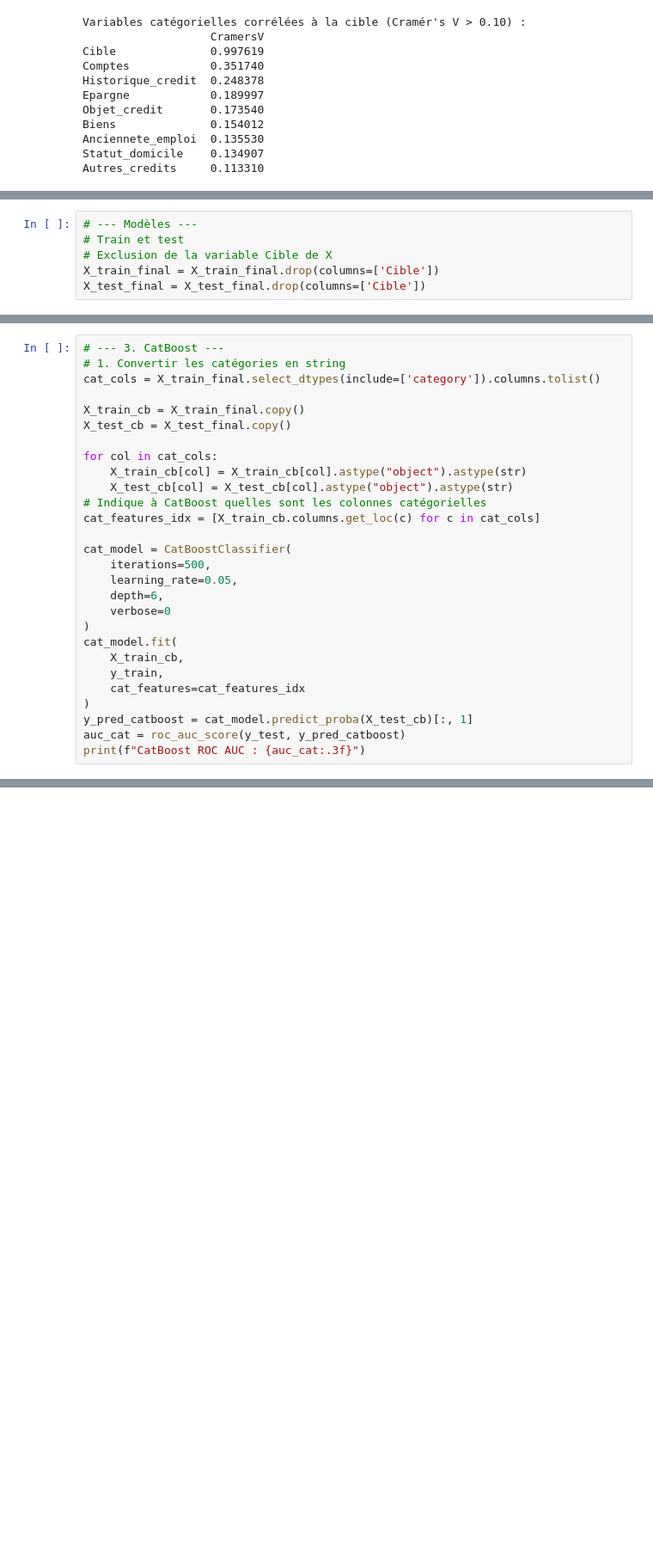
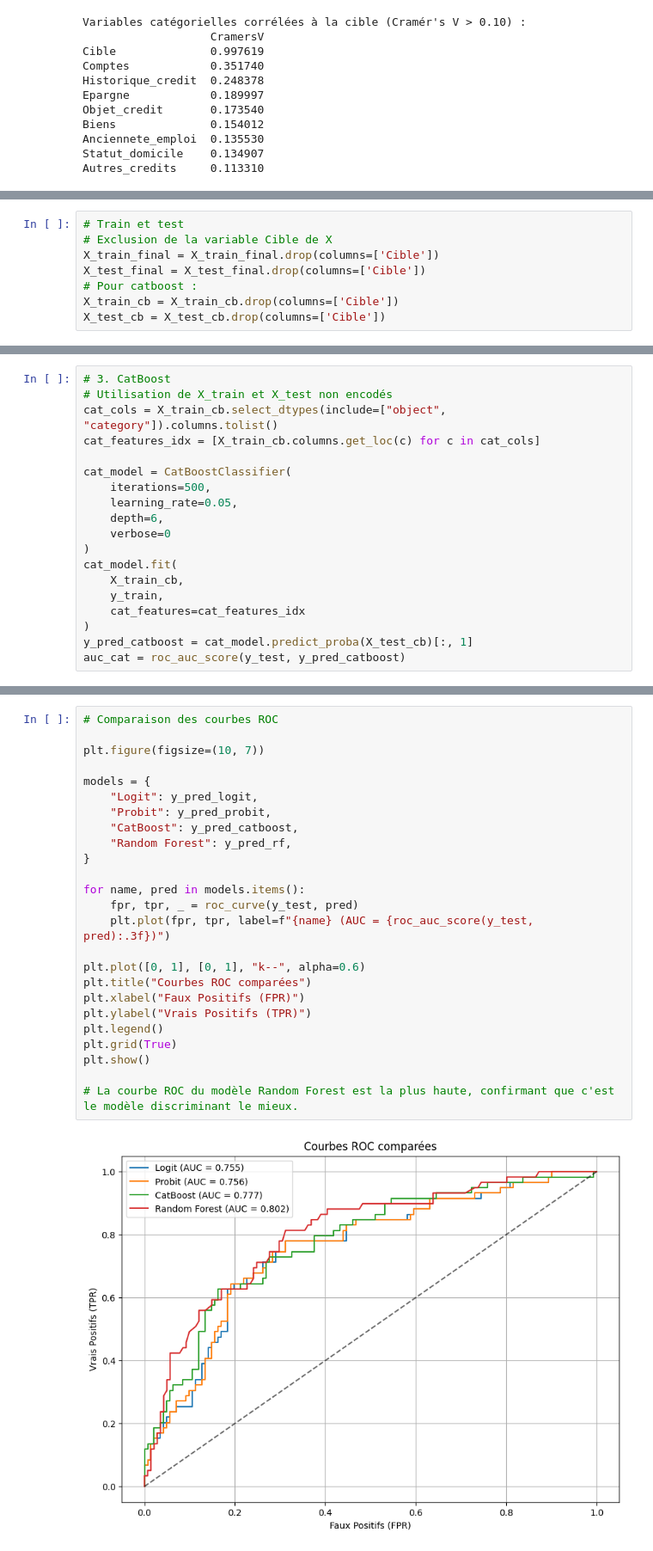
Before and after one commit to Isahrv/projet_scoring, a Jupyter notebook: code_complet.ipynb, the cells around one changed output, grey strips where cells are left out. Shown: that part at 86% size. Drawn from its saved outputs; the diff is of its cells as text; blank space fills up the shorter version.

Commit message:
code complet clean (modifs sur catboost, ajout de comparaison des modèles, score, seuils)

```diff
--- a/code_isa.ipynb
+++ b/code_complet.ipynb
@@ -642,7 +661,9 @@ Autres_credits     0.113310
 # %%
-# --- Modèles ---
 # Train et test
 # Exclusion de la variable Cible de X
 X_train_final = X_train_final.drop(columns=['Cible'])
 X_test_final = X_test_final.drop(columns=['Cible'])
+# Pour catboost :
+X_train_cb = X_train_cb.drop(columns=['Cible'])
+X_test_cb = X_test_cb.drop(columns=['Cible'])
 # %%
@@ -664,17 +683,9 @@ print(f"Probit ROC AUC : {auc_probit:.3f}")
 # %% [output]
 Probit ROC AUC : 0.756
 # %%
-# --- 3. CatBoost ---
-# 1. Convertir les catégories en string
-cat_cols = X_train_final.select_dtypes(include=['category']).columns.tolist()
-
-X_train_cb = X_train_final.copy()
-X_test_cb = X_test_final.copy()
-
-for col in cat_cols:
-    X_train_cb[col] = X_train_cb[col].astype("object").astype(str)
-    X_test_cb[col] = X_test_cb[col].astype("object").astype(str)
-# Indique à CatBoost quelles sont les colonnes catégorielles
+# 3. CatBoost
+# Utilisation de X_train et X_test non encodés
+cat_cols = X_train_cb.select_dtypes(include=["object", "category"]).columns.tolist()
 cat_features_idx = [X_train_cb.columns.get_loc(c) for c in cat_cols]
 
 cat_model = CatBoostClassifier(
@@ -690,5 +701,4 @@ cat_model.fit(
 )
 y_pred_catboost = cat_model.predict_proba(X_test_cb)[:, 1]
 auc_cat = roc_auc_score(y_test, y_pred_catboost)
-print(f"CatBoost ROC AUC : {auc_cat:.3f}")
 # %% [output]
@@ -708,0 +837,27 @@ Random Forest ROC AUC : 0.802
+# %%
+# Comparaison des courbes ROC
+
+plt.figure(figsize=(10, 7))
+
+models = {
+    "Logit": y_pred_logit,
+    "Probit": y_pred_probit,
+    "CatBoost": y_pred_catboost,
+    "Random Forest": y_pred_rf,
+}
+
+for name, pred in models.items():
+    fpr, tpr, _ = roc_curve(y_test, pred)
+    plt.plot(fpr, tpr, label=f"{name} (AUC = {roc_auc_score(y_test, pred):.3f})")
+
+plt.plot([0, 1], [0, 1], "k--", alpha=0.6)
+plt.title("Courbes ROC comparées")
+plt.xlabel("Faux Positifs (FPR)")
+plt.ylabel("Vrais Positifs (TPR)")
+plt.legend()
+plt.grid(True)
+plt.show()
+
+# La courbe ROC du modèle Random Forest est la plus haute, confirmant que c'est le modèle discriminant le mieux.
+# %% [output]
+[figure, added]
```
Also changed, not shown: parts of 28 cells of this notebook, 8 other files.
